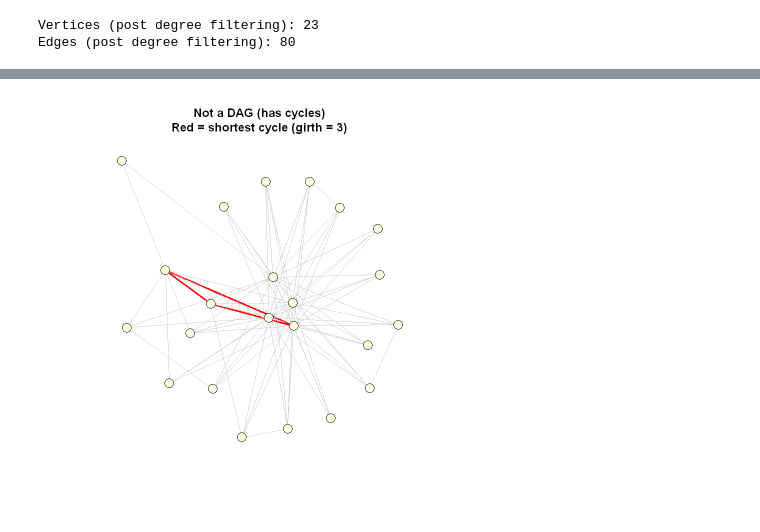
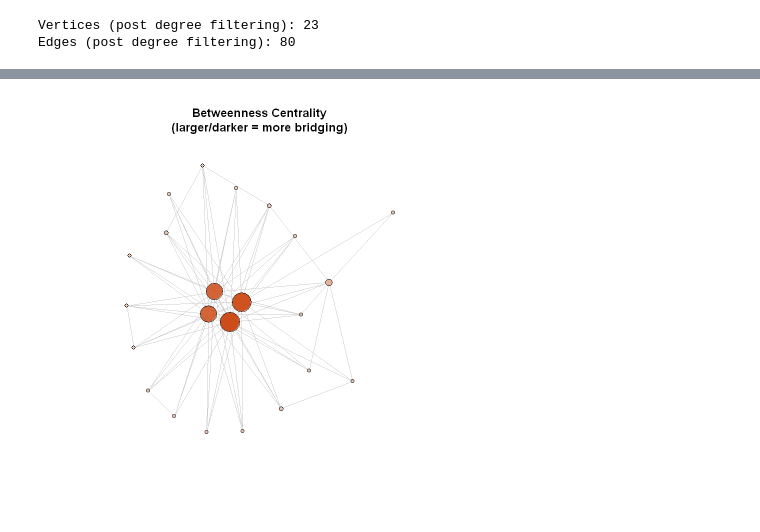
Before and after one commit to ilpalazz0/Big-Data-Assignment-1, a Jupyter notebook: graph.ipynb, the cells around one changed output, grey strips where cells are left out. Drawn from its saved outputs; the diff is of its cells as text; code cells hidden in the pictures.

```diff
--- a/graph.ipynb
+++ b/graph.ipynb
@@ -182,0 +99,5 @@ Community sizes
+# %%
+g.assort <- assortativity_degree(g)
+cat("Assortativity:", g.assort, "\n")
+cat("Interpretation: values close to 0 indicate random mixing,",
+    "positive = hubs connect to hubs, negative = hubs connect to periphery\n")
@@ -426,14 +254,4 @@ Vertex connectivity: 2 — need to remove 2 node(s) to disconnect
 # %%
-# ============================================================
-# 7. Reciprocity
-# ============================================================
-cat("\n--- 7. Reciprocity ---\n")
-g.recip <- reciprocity(g)
-cat("Reciprocity:", g.recip, "\n")
-if (is_directed(g)) {
-  cat("Graph is directed — reciprocity is meaningful\n")
-} else {
-  cat("Graph is undirected — reciprocity = 1.0 by definition\n")
-  cat("Tip: reciprocity is most informative on directed graphs\n")
-}
+cat("Average path length:", mean_distance(g), "\n")
+cat("Diameter:", diameter(g), "\n")
 # %% [output]
@@ -473,47 +285,15 @@ Triad motif counts:
 # %%
-# ============================================================
-# 9. Topological Sort (DAG check)
-# ============================================================
-cat("\n--- 9. Topological Sort ---\n")
-if (is_dag(g)) {
-  g.topo <- topo_sort(g)
-  topo_order <- as.numeric(g.topo)
-  cat("Graph IS a DAG — topological order (first 10):",
-      head(topo_order, 10), "\n")
+g.betweenness <- betweenness(g)
+bet_df <- data.frame(name = node_names, betweenness = g.betweenness)
+bet_df <- bet_df[order(bet_df$betweenness, decreasing = TRUE), ]
+cat("Top 10 by betweenness centrality:\n")
+print(head(bet_df, 10), row.names = FALSE)
 
-  # Color nodes by their topological rank
-  topo_rank <- match(seq_len(vcount(g)), topo_order)
-  plot(g,
-       vertex.size  = 7,
-       vertex.color = heat.colors(vcount(g))[topo_rank],
-       vertex.label = NA,
-       edge.color   = "gray60",
-       edge.arrow.size = 0.4,
-       layout       = layout_with_sugiyama(g)$layout,
-       main         = "Topological Sort\n(warm = processed early)",
-       bg           = "white")
-} else {
-  cat("Graph is NOT a DAG — topological sort not applicable\n")
-  cat("Checking for cycles using girth()...\n")
-  g.girth <- girth(g)
-  cat("Girth (shortest cycle length):", g.girth$girth, "\n")
-
-  # Plot: highlight the shortest cycle
-  cycle_edges <- g.girth$circle
-  e_cols <- rep("gray80", ecount(g))
-  if (length(cycle_edges) > 1) {
-    cycle_edge_ids <- get.edge.ids(g,
-      as.vector(rbind(cycle_edges, c(cycle_edges[-1], cycle_edges[1]))))
-    e_cols[cycle_edge_ids] <- "red"
-  }
-  plot(g,
-       vertex.size  = 7,
-       vertex.color = "lightyellow",
-       vertex.label = NA,
-       edge.color   = e_cols,
-       edge.width   = ifelse(e_cols == "red", 3, 0.8),
-       main         = paste0("Not a DAG (has cycles)\n",
-                              "Red = shortest cycle (girth = ", g.girth$girth, ")"),
-       bg           = "white")
-}
+plot(g,
+     vertex.size  = 3 + 12 * norm01(g.betweenness),
+     vertex.color = rgb(0.8, 0.3, 0.1,
+                        alpha = 0.3 + 0.7 * norm01(g.betweenness)),
+     vertex.label = NA,
+     edge.color   = "gray80",
+     main         = "Betweenness Centrality\n(larger/darker = more bridging)")
 # %% [output]
@@ -524 +312 @@ Girth (shortest cycle length): 3
-[figure, old version]
+[figure, new version]
```
Also changed, not shown: parts of 32 cells of this notebook.
